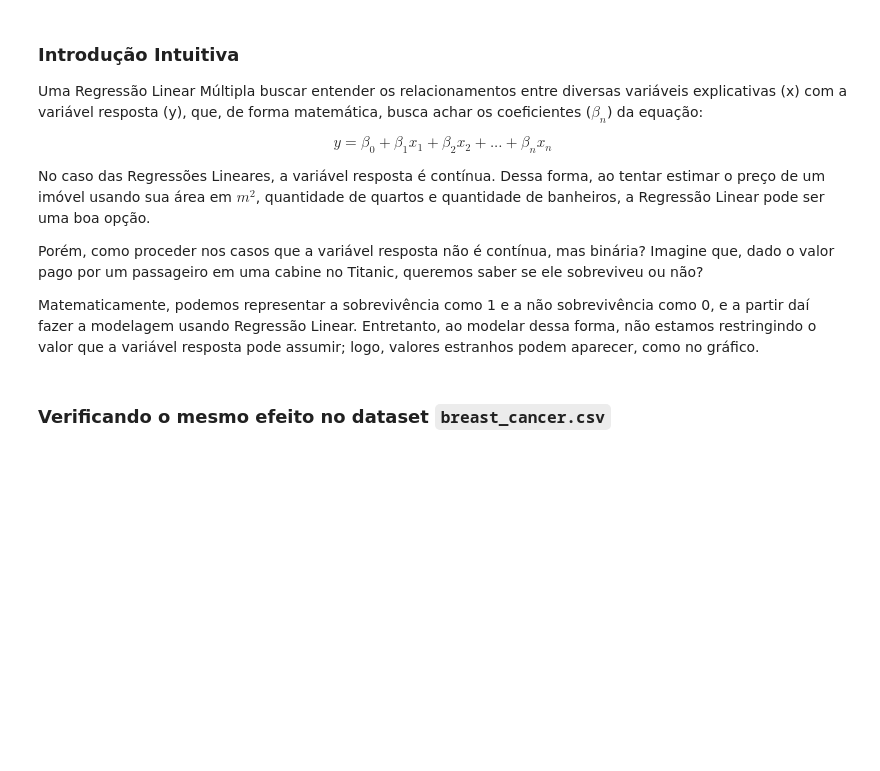
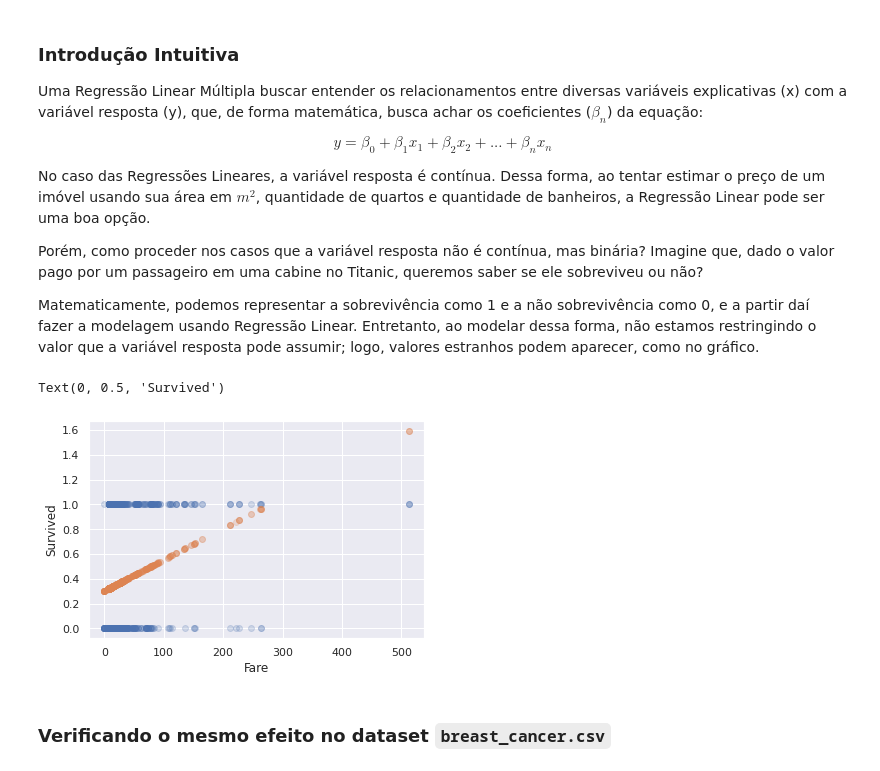
Before and after one commit to walisson-silva-ada/827-data-science, a Jupyter notebook: 03. Regressão Logística/3.1. Regressão Logística.ipynb, the cells around one changed output. Saved outputs shown, nothing was run; the diff lists cells and outputs as text; code cells hidden in the pictures; blank space fills up the shorter version.

```diff
--- a/03. Regressão Logística/3.1. Regressão Logística.ipynb
+++ b/03. Regressão Logística/3.1. Regressão Logística.ipynb
@@ -71,3 +109,6 @@ No caso das Regressões Lineares, a variável resposta é contínua. Dessa forma
 Porém, como proceder nos casos que a variável resposta não é contínua, mas binária? Imagine que, dado o valor pago por um passageiro em uma cabine no Titanic, queremos saber se ele sobreviveu ou não?
 
 Matematicamente, podemos representar a sobrevivência como 1 e a não sobrevivência como 0, e a partir daí fazer a modelagem usando Regressão Linear. Entretanto, ao modelar dessa forma, não estamos restringindo o valor que a variável resposta pode assumir; logo, valores estranhos podem aparecer, como no gráfico.
+# %%
+X = df[['Fare']] # Considerando apenas a taxa paga pela pessoa
+y = df['Survived']
@@ -74,2 +117,14 @@ Matematicamente, podemos representar a sobrevivência como 1 e a não sobrevivê
+# %%
+lr = LinearRegression().fit(X, y)
+# %%
+y_est = lr.predict(X)
+# %%
+plt.scatter(X, y, alpha=0.2)
+plt.scatter(X, y_est, alpha=0.2)
+plt.xlabel('Fare')
+plt.ylabel('Survived')
+# %% [output]
+Text(0, 0.5, 'Survived')
+[figure, added]
 # %% [markdown]
 ### Verificando o mesmo efeito no dataset `breast_cancer.csv`
```
Also changed, not shown: parts of 11 cells of this notebook.
